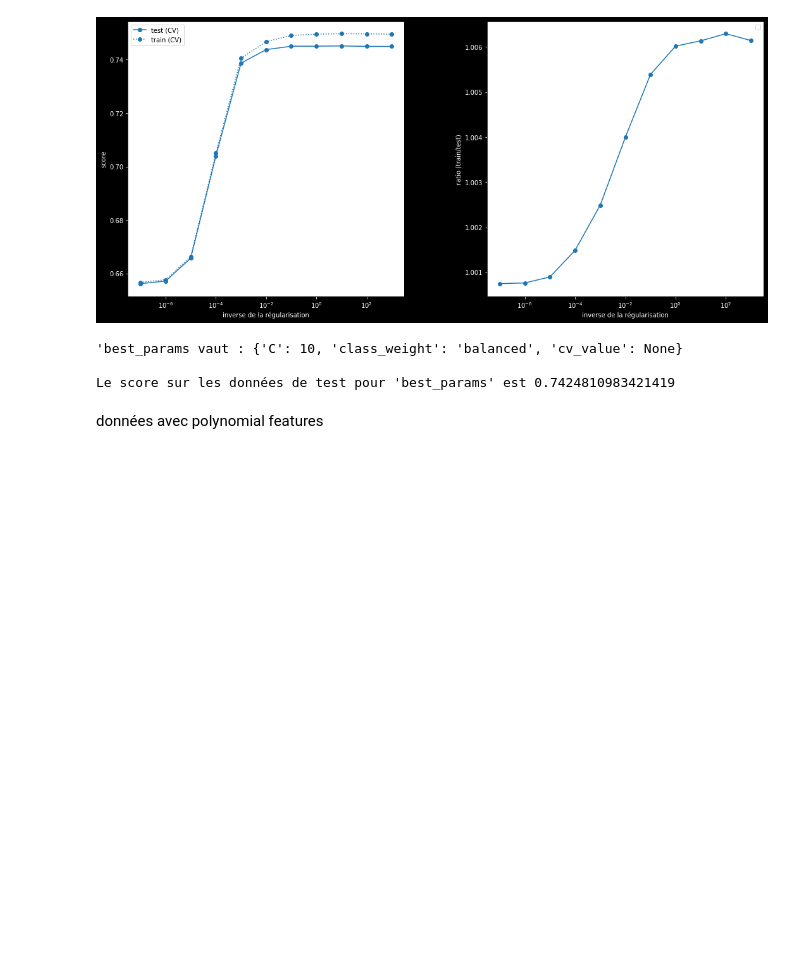
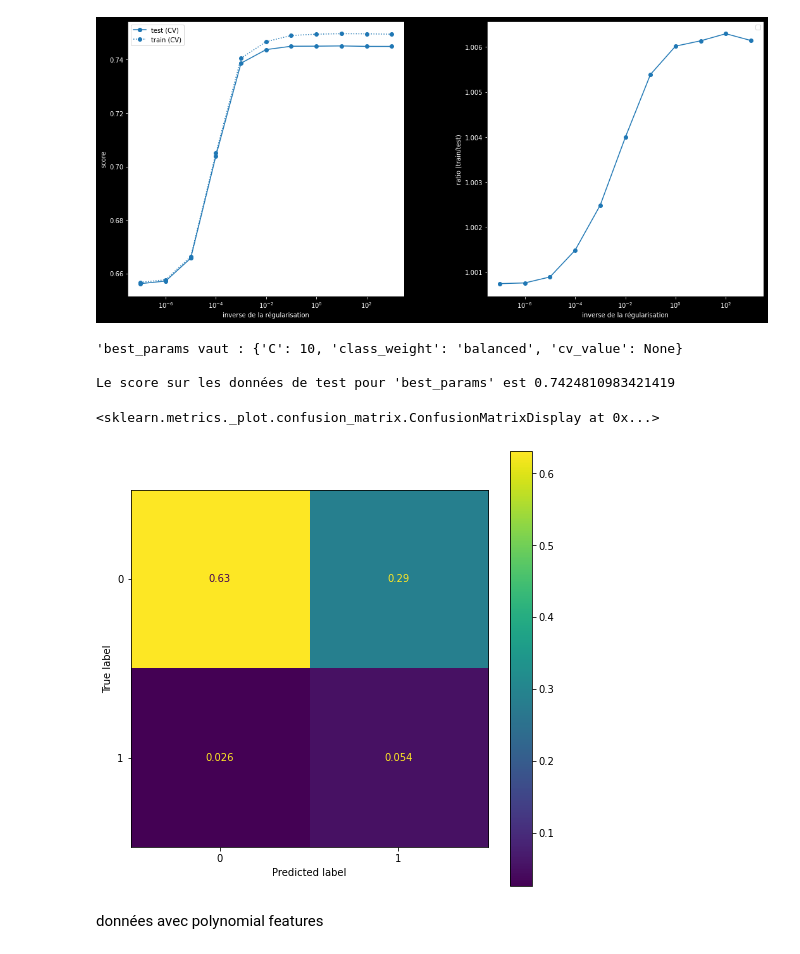
Before and after one commit to loulou569/P7_OC, a Jupyter notebook: P7_notebook.ipynb, the cells around one changed output. Drawn from its saved outputs; the diff is of its cells as text; code cells hidden in the pictures; blank space fills up the shorter version.

```diff
--- a/P7_notebook.ipynb
+++ b/P7_notebook.ipynb
@@ -887,6 +887,42 @@ print("Le score sur les données de test pour 'best_params' est {}".
 'best_params vaut : {'C': 10, 'class_weight': 'balanced', 'cv_value': None}
 
 Le score sur les données de test pour 'best_params' est 0.7424810983421419
+# %%
+from sklearn.linear_model import LogisticRegression
+from sklearn.metrics import roc_auc_score, make_scorer
+from sklearn.model_selection import GridSearchCV, train_test_split
+from sklearn.metrics import confusion_matrix, ConfusionMatrixDisplay
+
+X_train, X_test, y_train, y_test = train_test_split(
+    X, y, test_size=0.3, random_state=36)
+
+scorer = make_scorer(roc_auc_score, needs_threshold=True)
+
+clf = LogisticRegression()
+params_grid = results['best_params']
+del params_grid['cv_value']
+
+for key in params_grid.keys():
+    value = []
+    value.append(params_grid[key])
+    params_grid[key] = value
+
+grid = GridSearchCV(clf, params_grid, scoring=scorer,
+                    return_train_score=True)
+
+grid.fit(X_train, y_train)
+
+y_pred = grid.predict(X_test)
+
+labels = np.array([0,1])
+
+fig = ConfusionMatrixDisplay(confusion_matrix(y_test,y_pred,normalize='all'),
+                             labels)
+figdim, ax = plt.subplots(figsize=(8,8))
+fig.plot(ax=ax)
+# %% [output]
+<sklearn.metrics._plot.confusion_matrix.ConfusionMatrixDisplay at 0x...>
+[figure, added]
 # %% [markdown]
 données avec polynomial features
 # %%
```
Also changed, not shown: parts of 29 cells of this notebook.
